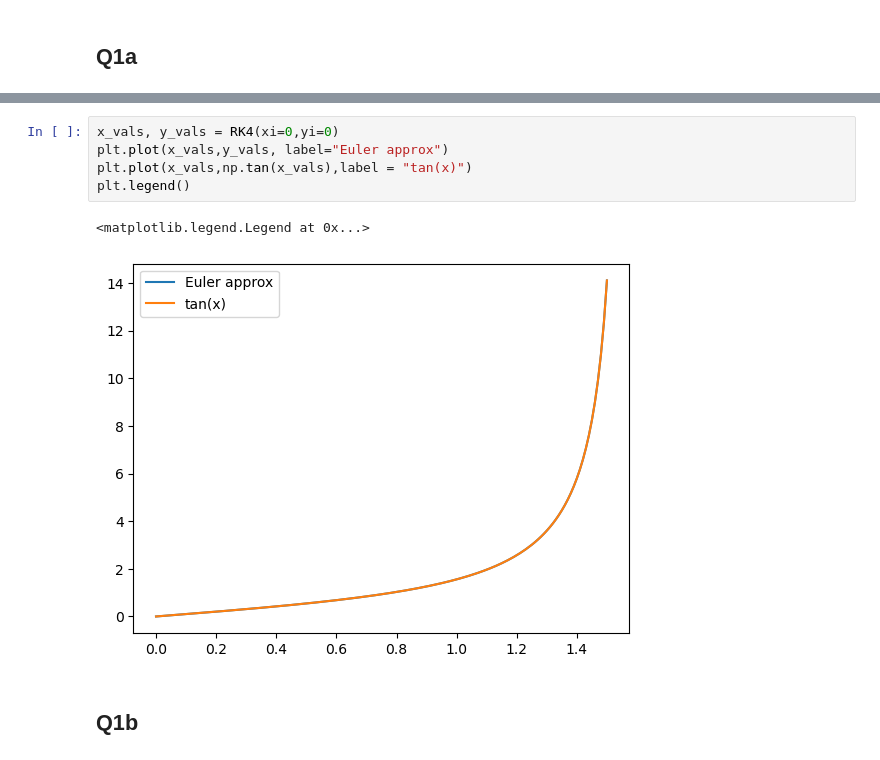
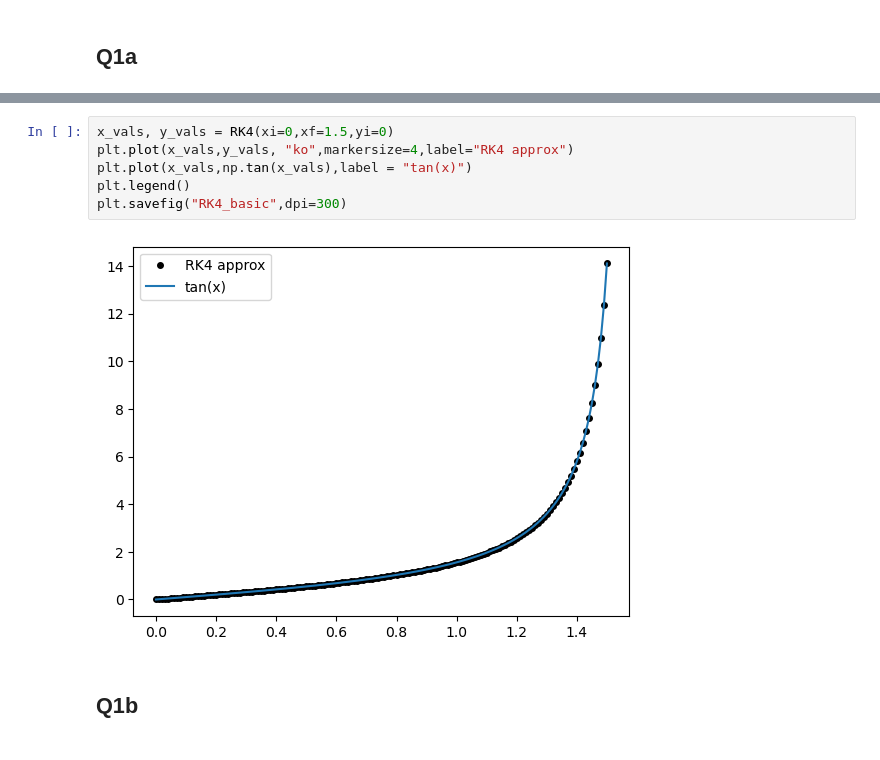
Before and after one commit to kparrine/Computational_Astro, a Jupyter notebook: C3/C3.ipynb, the cells around one changed output, grey strips where cells are left out. Saved outputs shown, nothing was run; the diff lists cells and outputs as text.

```diff
--- a/C3/C3.ipynb
+++ b/C3/C3.ipynb
@@ -78,11 +86,11 @@ plt.legend()
-# %%
-x_vals, y_vals = RK4(xi=0,yi=0)
-plt.plot(x_vals,y_vals, label="Euler approx")
-plt.plot(x_vals,np.tan(x_vals),label = "tan(x)")
-plt.legend()
-# %% [output]
-<matplotlib.legend.Legend at 0x...>
-[figure, removed]
+# %%
+x_vals, y_vals = RK4(xi=0,xf=1.5,yi=0)
+plt.plot(x_vals,y_vals, "ko",markersize=4,label="RK4 approx")
+plt.plot(x_vals,np.tan(x_vals),label = "tan(x)")
+plt.legend()
+plt.savefig("RK4_basic",dpi=300)
+# %% [output]
+[figure, added]
 # %% [markdown]
 ## Q1b
 # %%
```
Also changed, not shown: parts of 15 cells of this notebook.
